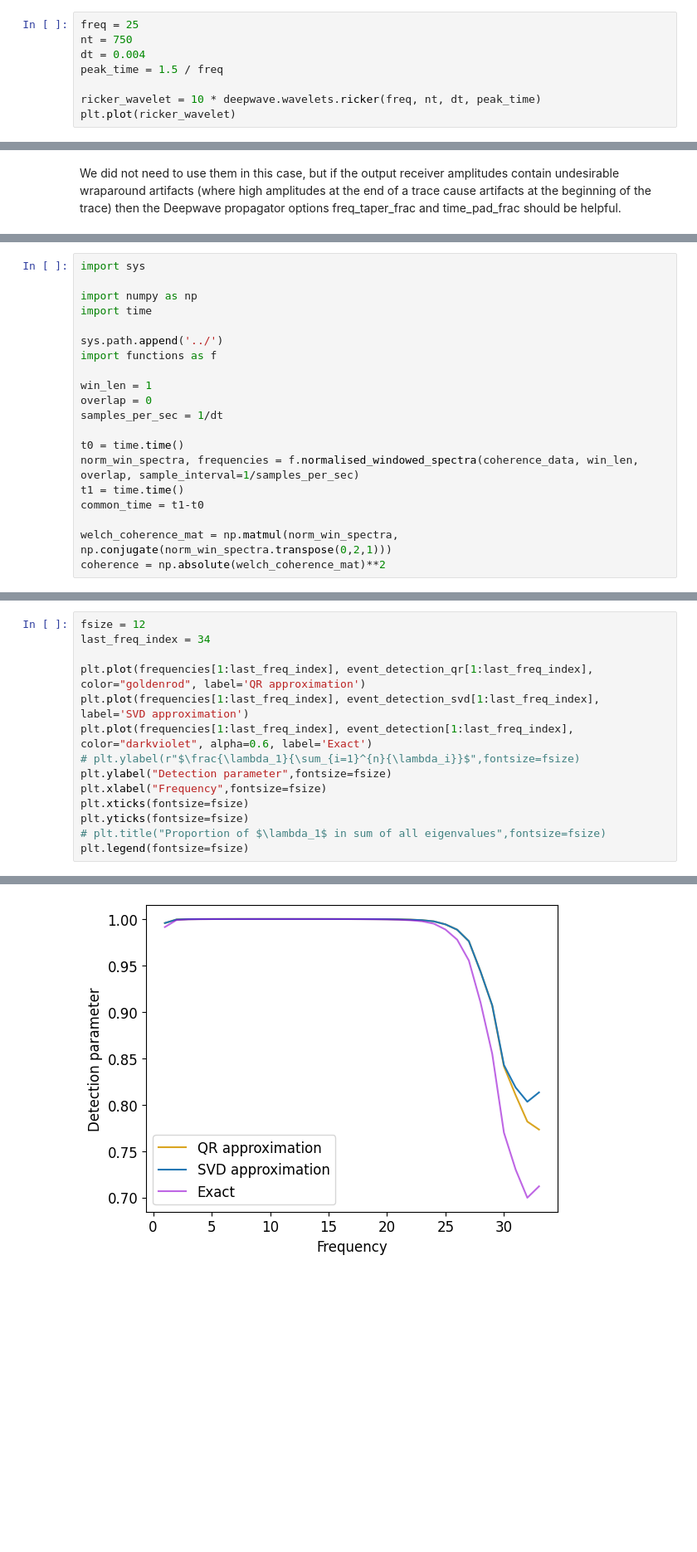
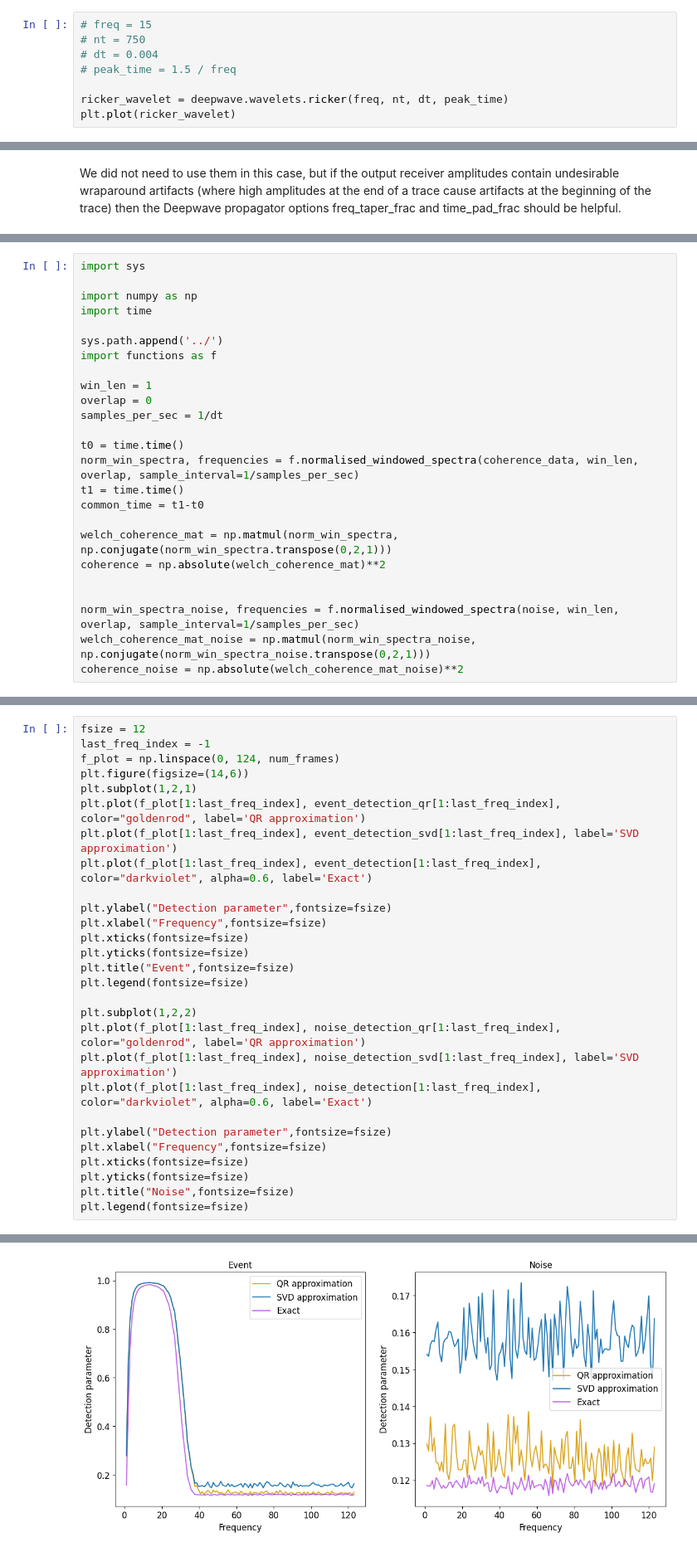
Before and after one commit to aissah/coherence_analysis_histroy, a Jupyter notebook: marmousi_deepwave.ipynb, the cells around one changed output, grey strips where cells are left out. Shown at 83% size. Drawn from its saved outputs; the diff is of its cells as text; blank space fills up the shorter version.

Commit message:
modeling + coherence works!

```diff
--- a/marmousi_deepwave.ipynb
+++ b/marmousi_deepwave.ipynb
@@ -95,12 +95,12 @@ Both spatial dimensions are treated equally in Deepwave. In this example we chos
 
 That’s all the setup that we need for forward modelling, so we are now ready to call Deepwave. As we would like to ensure that the results are as accurate as possible, we will specify that we wish to use 8th order accurate spatial finite differences:
 # %%
-freq = 25
-nt = 750
-dt = 0.004
-peak_time = 1.5 / freq
+# freq = 15
+# nt = 750
+# dt = 0.004
+# peak_time = 1.5 / freq
 
-ricker_wavelet = 10 * deepwave.wavelets.ricker(freq, nt, dt, peak_time)
+ricker_wavelet = deepwave.wavelets.ricker(freq, nt, dt, peak_time)
 plt.plot(ricker_wavelet)
 # %% [output]
 [<matplotlib.lines.Line2D at 0x...>]
@@ -181,3 +204,8 @@ common_time = t1-t0
 
 welch_coherence_mat = np.matmul(norm_win_spectra, np.conjugate(norm_win_spectra.transpose(0,2,1)))
 coherence = np.absolute(welch_coherence_mat)**2
+
+
+norm_win_spectra_noise, frequencies = f.normalised_windowed_spectra(noise, win_len, overlap, sample_interval=1/samples_per_sec)
+welch_coherence_mat_noise = np.matmul(norm_win_spectra_noise, np.conjugate(norm_win_spectra_noise.transpose(0,2,1)))
+coherence_noise = np.absolute(welch_coherence_mat_noise)**2
@@ -245,18 +310,32 @@ SVD time:  0.06760191917419434
 # %%
 fsize = 12
-last_freq_index = 34
+last_freq_index = -1
+f_plot = np.linspace(0, 124, num_frames)
+plt.figure(figsize=(14,6))
+plt.subplot(1,2,1)
+plt.plot(f_plot[1:last_freq_index], event_detection_qr[1:last_freq_index], color="goldenrod", label='QR approximation')
+plt.plot(f_plot[1:last_freq_index], event_detection_svd[1:last_freq_index], label='SVD approximation')
+plt.plot(f_plot[1:last_freq_index], event_detection[1:last_freq_index], color="darkviolet", alpha=0.6, label='Exact')
 
-plt.plot(frequencies[1:last_freq_index], event_detection_qr[1:last_freq_index], color="goldenrod", label='QR approximation')
-plt.plot(frequencies[1:last_freq_index], event_detection_svd[1:last_freq_index], label='SVD approximation')
-plt.plot(frequencies[1:last_freq_index], event_detection[1:last_freq_index], color="darkviolet", alpha=0.6, label='Exact')
-# plt.ylabel(r"$\frac{\lambda_1}{\sum_{i=1}^{n}{\lambda_i}}$",fontsize=fsize)
 plt.ylabel("Detection parameter",fontsize=fsize)
 plt.xlabel("Frequency",fontsize=fsize)
 plt.xticks(fontsize=fsize)
 plt.yticks(fontsize=fsize)
-# plt.title("Proportion of $\lambda_1$ in sum of all eigenvalues",fontsize=fsize)
+plt.title("Event",fontsize=fsize)
 plt.legend(fontsize=fsize)
+
+plt.subplot(1,2,2)
+plt.plot(f_plot[1:last_freq_index], noise_detection_qr[1:last_freq_index], color="goldenrod", label='QR approximation')
+plt.plot(f_plot[1:last_freq_index], noise_detection_svd[1:last_freq_index], label='SVD approximation')
+plt.plot(f_plot[1:last_freq_index], noise_detection[1:last_freq_index], color="darkviolet", alpha=0.6, label='Exact')
+
+plt.ylabel("Detection parameter",fontsize=fsize)
+plt.xlabel("Frequency",fontsize=fsize)
+plt.xticks(fontsize=fsize)
+plt.yticks(fontsize=fsize)
+plt.title("Noise",fontsize=fsize)
+plt.legend(fontsize=fsize)
 # %% [output]
 <matplotlib.legend.Legend at 0x...>
-[figure, old version]
+[figure, new version]
 # %%
```
Also changed, not shown: parts of 13 cells of this notebook.
